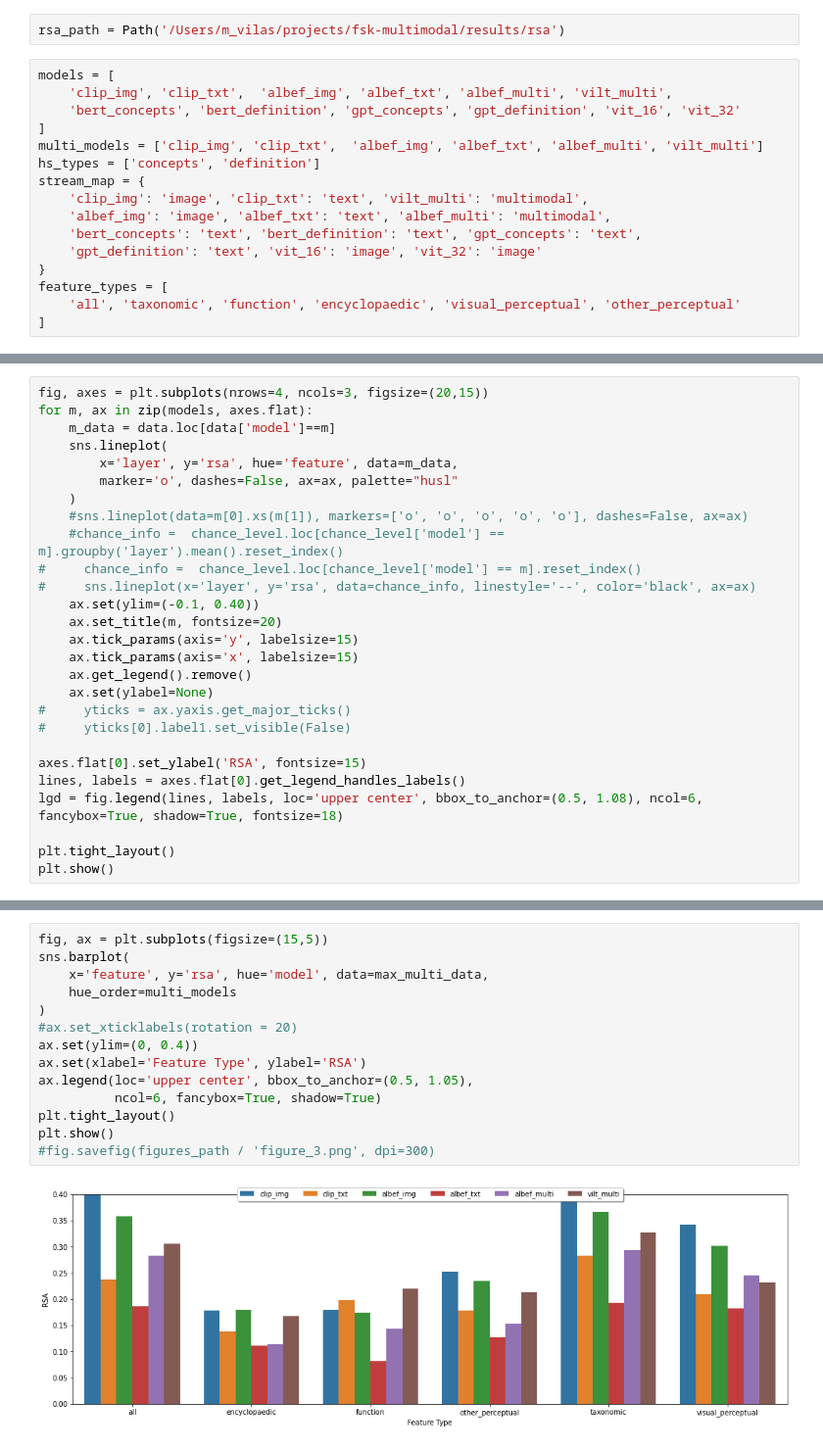
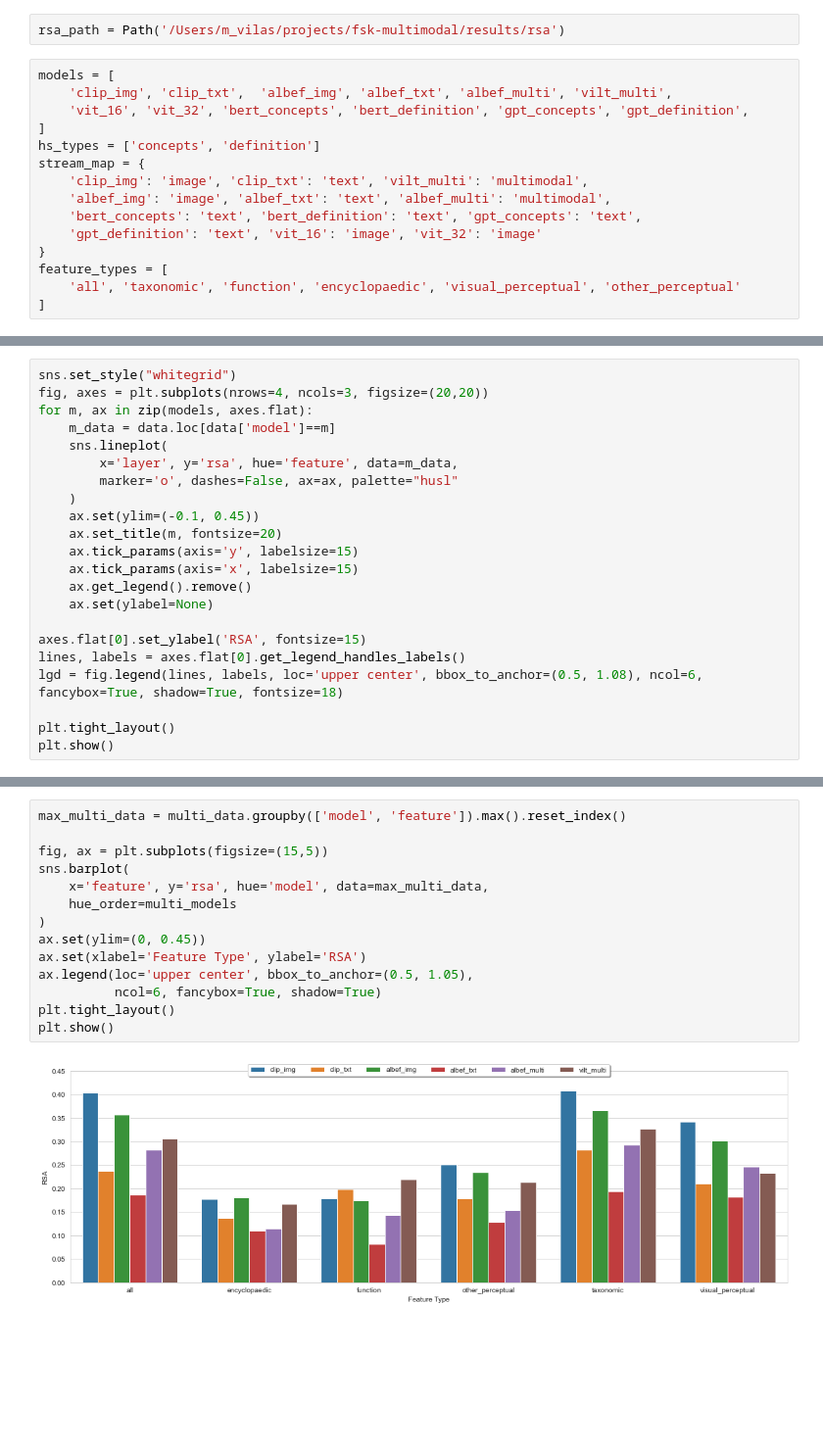
Before and after one commit to martinagvilas/fsk-multimodal, a Jupyter notebook: vis_results/rsa.ipynb, the cells around one changed output, grey strips where cells are left out. Shown at 98% size. Cells and saved outputs as stored; diff of their text form; blank space fills up the shorter version.

```diff
--- a/vis_results/rsa.ipynb
+++ b/vis_results/rsa.ipynb
@@ -14,9 +14,8 @@ rsa_path = Path('/Users/m_vilas/projects/fsk-multimodal/results/rsa')
 # %%
 models = [
     'clip_img', 'clip_txt',  'albef_img', 'albef_txt', 'albef_multi', 'vilt_multi',
-    'bert_concepts', 'bert_definition', 'gpt_concepts', 'gpt_definition', 'vit_16', 'vit_32'
+    'vit_16', 'vit_32', 'bert_concepts', 'bert_definition', 'gpt_concepts', 'gpt_definition',
 ]
-multi_models = ['clip_img', 'clip_txt',  'albef_img', 'albef_txt', 'albef_multi', 'vilt_multi']
 hs_types = ['concepts', 'definition']
 stream_map = {
     'clip_img': 'image', 'clip_txt': 'text', 'vilt_multi': 'multimodal',
@@ -73,23 +57,18 @@ data
 # %%
-fig, axes = plt.subplots(nrows=4, ncols=3, figsize=(20,15))
+sns.set_style("whitegrid")
+fig, axes = plt.subplots(nrows=4, ncols=3, figsize=(20,20))
 for m, ax in zip(models, axes.flat):
     m_data = data.loc[data['model']==m]
     sns.lineplot(
         x='layer', y='rsa', hue='feature', data=m_data,
         marker='o', dashes=False, ax=ax, palette="husl"
     )
-    #sns.lineplot(data=m[0].xs(m[1]), markers=['o', 'o', 'o', 'o', 'o'], dashes=False, ax=ax)
-    #chance_info =  chance_level.loc[chance_level['model'] == m].groupby('layer').mean().reset_index()
-#     chance_info =  chance_level.loc[chance_level['model'] == m].reset_index()
-#     sns.lineplot(x='layer', y='rsa', data=chance_info, linestyle='--', color='black', ax=ax)
-    ax.set(ylim=(-0.1, 0.40))
+    ax.set(ylim=(-0.1, 0.45))
     ax.set_title(m, fontsize=20)
     ax.tick_params(axis='y', labelsize=15)
     ax.tick_params(axis='x', labelsize=15)
     ax.get_legend().remove()
     ax.set(ylabel=None)
-#     yticks = ax.yaxis.get_major_ticks()
-#     yticks[0].label1.set_visible(False)
 
 axes.flat[0].set_ylabel('RSA', fontsize=15)
 lines, labels = axes.flat[0].get_legend_handles_labels()
@@ -119,16 +113,16 @@ max_multi_data = multi_data.groupby(['model', 'feature']).max().reset_index()
 # %%
+max_multi_data = multi_data.groupby(['model', 'feature']).max().reset_index()
+
 fig, ax = plt.subplots(figsize=(15,5))
 sns.barplot(
     x='feature', y='rsa', hue='model', data=max_multi_data,
     hue_order=multi_models
 )
-#ax.set_xticklabels(rotation = 20)
-ax.set(ylim=(0, 0.4))
+ax.set(ylim=(0, 0.45))
 ax.set(xlabel='Feature Type', ylabel='RSA')
 ax.legend(loc='upper center', bbox_to_anchor=(0.5, 1.05),
           ncol=6, fancybox=True, shadow=True)
 plt.tight_layout()
 plt.show()
-#fig.savefig(figures_path / 'figure_3.png', dpi=300)
 # %% [output]
-[figure, old version]
+[figure, new version]
```
Also changed, not shown: parts of 20 cells of this notebook, 1 other file.
